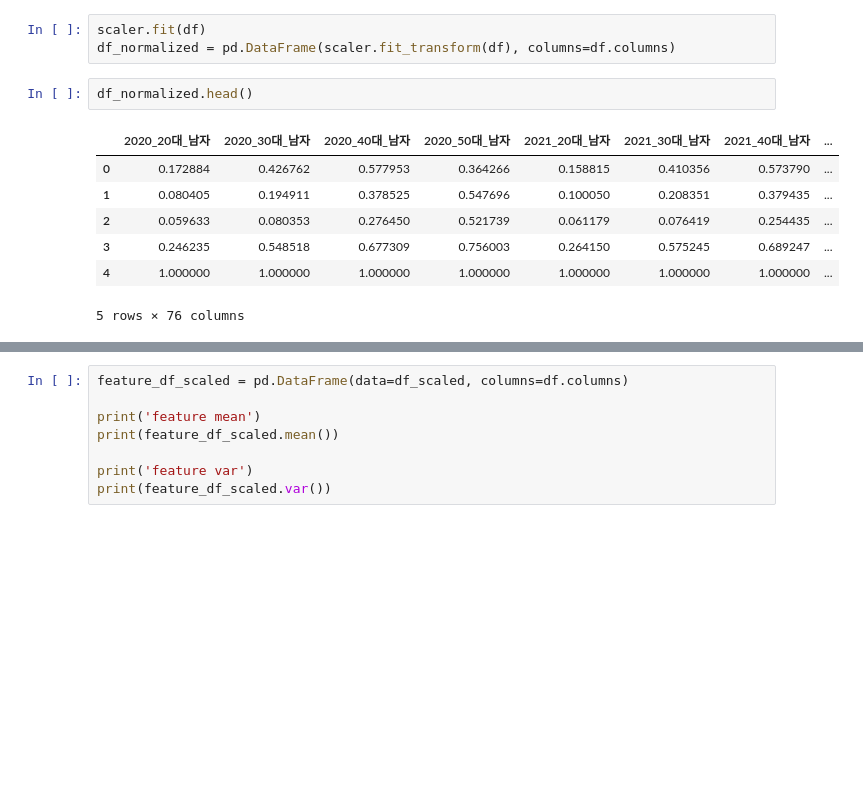
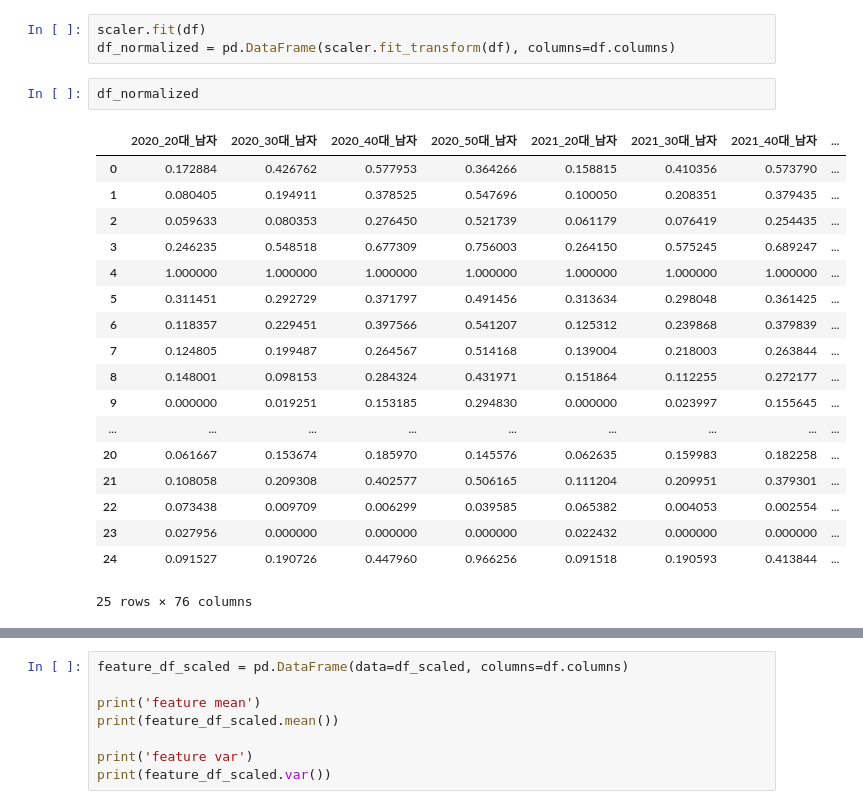
Before and after one commit to BanSugyeong/Crime-Alert-Service, a Jupyter notebook: machine learning/analyze/feature_scaling.ipynb, the cells around one changed output, grey strips where cells are left out. Saved outputs shown, nothing was run; the diff lists cells and outputs as text; blank space fills up the shorter version.

```diff
--- a/machine learning/analyze/feature_scaling.ipynb
+++ b/machine learning/analyze/feature_scaling.ipynb
@@ -81,12 +81,23 @@ scaler = MinMaxScaler()
 scaler.fit(df)
 df_normalized = pd.DataFrame(scaler.fit_transform(df), columns=df.columns)
 # %%
-df_normalized.head()
+df_normalized
 # %% [output]
 |  | 2020_20대_남자 | 2020_30대_남자 | 2020_40대_남자 | 2020_50대_남자 | 2021_20대_남자 | 2021_30대_남자 | 2021_40대_남자 | ... |
 | 0 | 0.172884 | 0.426762 | 0.577953 | 0.364266 | 0.158815 | 0.410356 | 0.573790 | ... |
 | 1 | 0.080405 | 0.194911 | 0.378525 | 0.547696 | 0.100050 | 0.208351 | 0.379435 | ... |
 | 2 | 0.059633 | 0.080353 | 0.276450 | 0.521739 | 0.061179 | 0.076419 | 0.254435 | ... |
 | 3 | 0.246235 | 0.548518 | 0.677309 | 0.756003 | 0.264150 | 0.575245 | 0.689247 | ... |
 | 4 | 1.000000 | 1.000000 | 1.000000 | 1.000000 | 1.000000 | 1.000000 | 1.000000 | ... |
+| 5 | 0.311451 | 0.292729 | 0.371797 | 0.491456 | 0.313634 | 0.298048 | 0.361425 | ... |
+| 6 | 0.118357 | 0.229451 | 0.397566 | 0.541207 | 0.125312 | 0.239868 | 0.379839 | ... |
+| 7 | 0.124805 | 0.199487 | 0.264567 | 0.514168 | 0.139004 | 0.218003 | 0.263844 | ... |
+| 8 | 0.148001 | 0.098153 | 0.284324 | 0.431971 | 0.151864 | 0.112255 | 0.272177 | ... |
+| 9 | 0.000000 | 0.019251 | 0.153185 | 0.294830 | 0.000000 | 0.023997 | 0.155645 | ... |
+| ... | ... | ... | ... | ... | ... | ... | ... | ... |
+| 20 | 0.061667 | 0.153674 | 0.185970 | 0.145576 | 0.062635 | 0.159983 | 0.182258 | ... |
+| 21 | 0.108058 | 0.209308 | 0.402577 | 0.506165 | 0.111204 | 0.209951 | 0.379301 | ... |
+| 22 | 0.073438 | 0.009709 | 0.006299 | 0.039585 | 0.065382 | 0.004053 | 0.002554 | ... |
+| 23 | 0.027956 | 0.000000 | 0.000000 | 0.000000 | 0.022432 | 0.000000 | 0.000000 | ... |
+| 24 | 0.091527 | 0.190726 | 0.447960 | 0.966256 | 0.091518 | 0.190593 | 0.413844 | ... |
-5 rows × 76 columns
+25 rows × 76 columns
```
Also changed, not shown: parts of 1 cell of this notebook.
